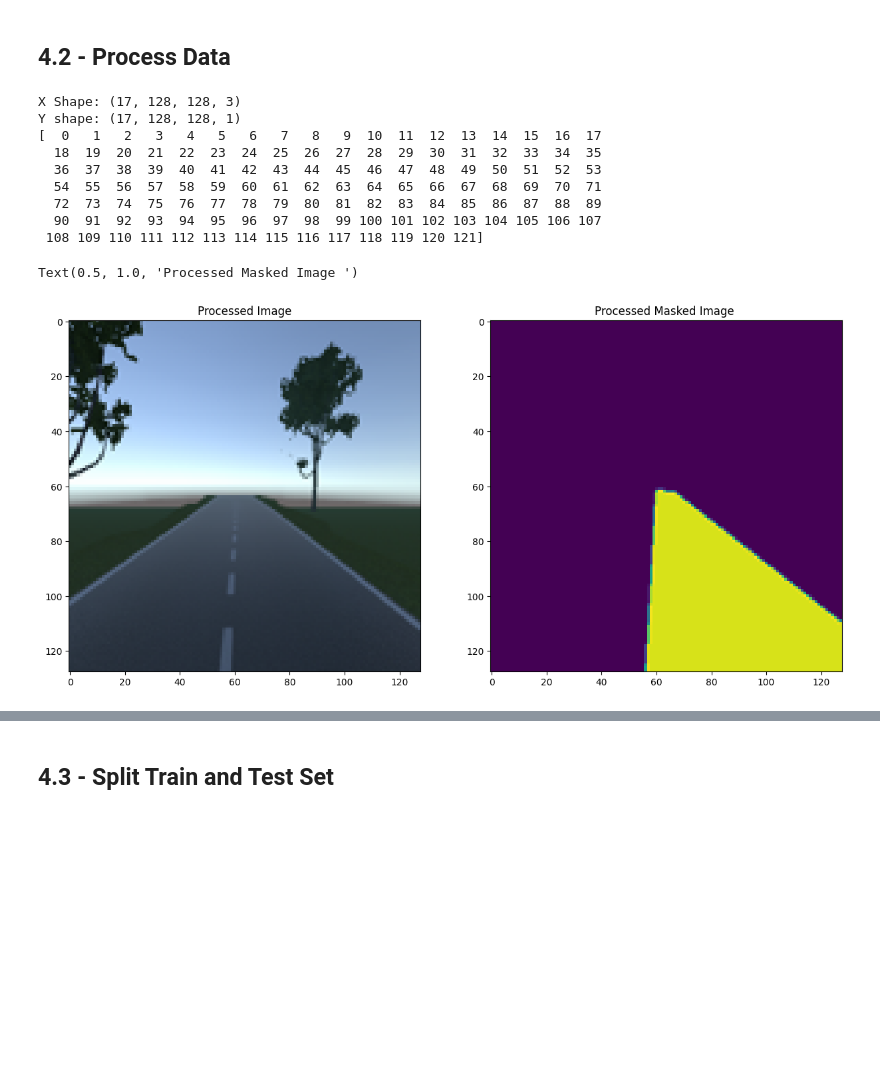
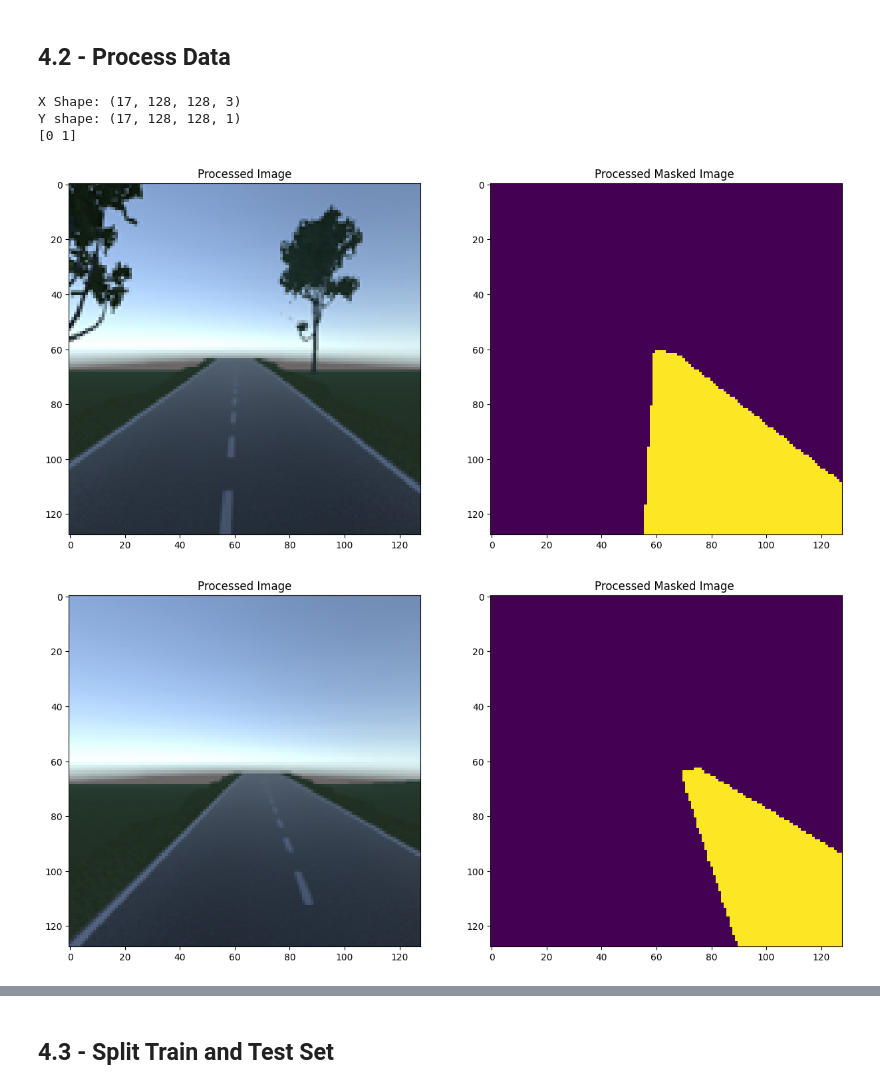
Before and after one commit to Coder0469/UIT_CAR_RACING_H3K, a Jupyter notebook: U_Net_for_Image_Segmentation_From_Scratch_Using_TensorFlow_v4.ipynb, the cells around one changed output, grey strips where cells are left out. Drawn from its saved outputs; the diff is of its cells as text; code cells hidden in the pictures; blank space fills up the shorter version.

```diff
--- a/U_Net_for_Image_Segmentation_From_Scratch_Using_TensorFlow_v4.ipynb
+++ b/U_Net_for_Image_Segmentation_From_Scratch_Using_TensorFlow_v4.ipynb
@@ -126,8 +126,11 @@ def PreprocessData(img, mask, target_shape_img, target_shape_mask, path1, path2)
         path = os.path.join(path2, single_mask_ind)
         single_mask = Image.open(path).convert('L') # Convert mask to grayscale
         single_mask = single_mask.resize((m_h, m_w))
-        # single_mask = np.array(single_mask) # Convert to numpy array
-        # single_mask[single_mask > 2] = 0 # Map all values > 2 to 0
+        single_mask = np.array(single_mask) # Convert to numpy array
+        # Map the original mask values
+        # single_mask[single_mask == 255] = 2 # background to class 2
+        single_mask[(single_mask >= 1)] = 1 # pet/outline to class 1
+        single_mask[single_mask == 0] = 0 # assuming 0 is background, keep as class 0
         single_mask = np.reshape(single_mask,(m_h,m_w,m_c))
         y[index] = single_mask
     return X, y
@@ -289,33 +292,28 @@ for i in range(show_images):
 # %%
 # Define the desired shape
 target_shape_img = [128, 128, 3]
 target_shape_mask = [128, 128, 1]
 
 # Process data using apt helper function
 X, y = PreprocessData(img, mask, target_shape_img, target_shape_mask, path1, path2)
 
 # QC the shape of output and classes in output dataset
 print("X Shape:", X.shape)
 print("Y shape:", y.shape)
+# print(y)
 # There are 3 classes : background, pet, outline
 print(np.unique(y))
 
 # Visualize the output
-image_index = 0
-fig, arr = plt.subplots(1, 2, figsize=(15, 15))
-arr[0].imshow(X[image_index])
-arr[0].set_title('Processed Image')
-arr[1].imshow(y[image_index,:,:,0])
-arr[1].set_title('Processed Masked Image ')
+for image_index in range(0,10):
+  fig, arr = plt.subplots(1, 2, figsize=(15, 15))
+  arr[0].imshow(X[image_index])
+  arr[0].set_title('Processed Image')
+  arr[1].imshow(y[image_index,:,:,0])
+  arr[1].set_title('Processed Masked Image ')
 # %% [output]
 X Shape: (17, 128, 128, 3)
 Y shape: (17, 128, 128, 1)
-[  0   1   2   3   4   5   6   7   8   9  10  11  12  13  14  15  16  17
-  18  19  20  21  22  23  24  25  26  27  28  29  30  31  32  33  34  35
-  36  37  38  39  40  41  42  43  44  45  46  47  48  49  50  51  52  53
-  54  55  56  57  58  59  60  61  62  63  64  65  66  67  68  69  70  71
-  72  73  74  75  76  77  78  79  80  81  82  83  84  85  86  87  88  89
-  90  91  92  93  94  95  96  97  98  99 100 101 102 103 104 105 106 107
- 108 109 110 111 112 113 114 115 116 117 118 119 120 121]
+[0 1]
-Text(0.5, 1.0, 'Processed Masked Image ')
-[figure, old version]
+[figure, new version]
+[figure, added]
```
Also changed, not shown: parts of 7 cells of this notebook.
